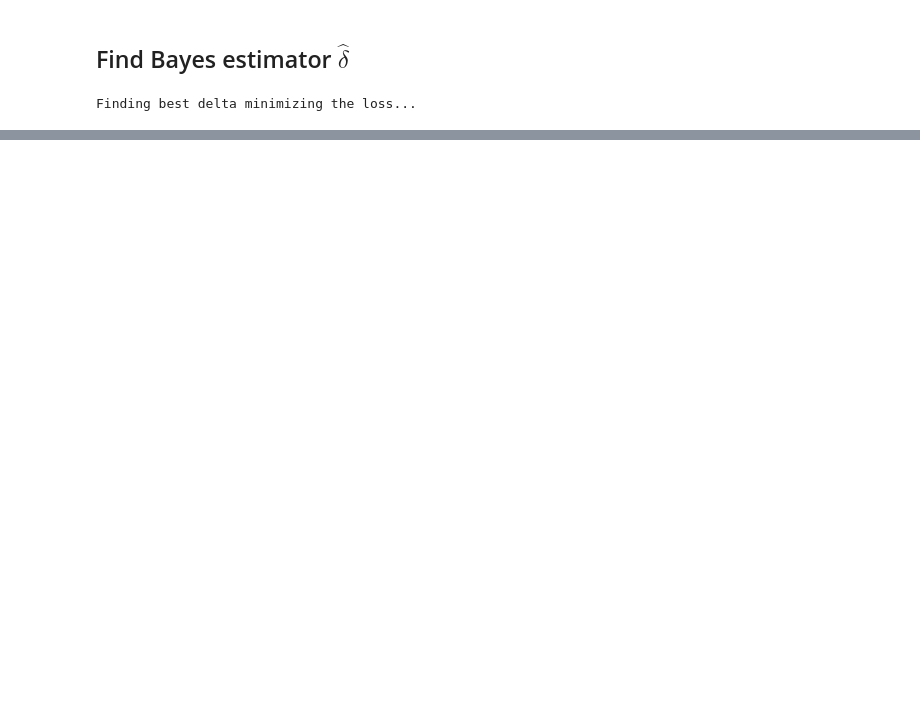
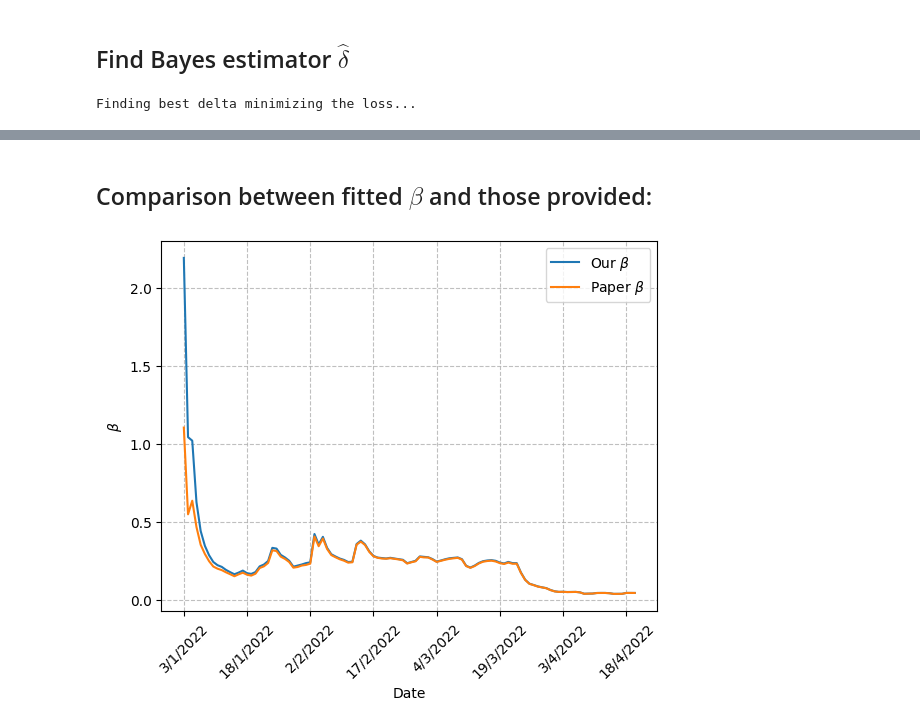
Before and after one commit to s1m0n32001/BayesianSIR, a Jupyter notebook: final.ipynb, the cells around one changed output, grey strips where cells are left out. Saved outputs shown, nothing was run; the diff lists cells and outputs as text; code cells hidden in the pictures; blank space fills up the shorter version.

```diff
--- a/final.ipynb
+++ b/final.ipynb
@@ -78 +90,10 @@ SIR_model_real = Bayesian_SIR([None]*3, [], [])
+# %%
+SIR_model_real = Bayesian_SIR([None]*3, [], [])
+data = pd.read_csv('Singapore_new.csv')
+
+# Smooth variables:
+data["New_Recovered"] = smooth(x=data["New_Recovered"], kind="3RS3R", twiceit=False, endrule="Tukey")
+data["New_Infectious"] = smooth(x=data["New_Infectious"], kind="3RS3R", twiceit=False, endrule="Tukey")
+
+data.to_csv('Singapore_new_smoothed.csv')
 # %%
@@ -82,7 +109,25 @@ SIR_model_real.run(p, n_steps, burnin, thin, data_file='Singapore_new.csv')
 Updating beta, gamma and delta parameters...
 # %%
-deltas_samples = SIR_model_real.deltas_samples
-bs_samples = SIR_model_real.bs_samples
-rs_samples = SIR_model_real.rs_samples
-betas_samples = SIR_model_real.betas_samples
-gammas_samples = SIR_model_real.gammas_samples
+deltas_samples_real = SIR_model_real.deltas_samples
+bs_samples_real = SIR_model_real.bs_samples
+rs_samples_real = SIR_model_real.rs_samples
+betas_samples_real = SIR_model_real.betas_samples
+gammas_samples_real = SIR_model_real.gammas_samples
+# %% [markdown]
+## Comparison between fitted $\beta$ and those provided:
+# %%
+betas_samples_real_mean = np.mean(betas_samples_real, axis=1)
+with open('Beta_all.csv', 'r') as f:
+    reader = csv.reader(f)
+    their_beta = list(reader)
+their_beta = np.array(their_beta[1:], dtype=np.double).mean(axis=0)
+plt.plot(betas_samples_real_mean, label=r'Our $\beta$')
+plt.plot(their_beta, label=r'Paper $\beta$')
+plt.xlabel('Date')
+plt.xticks(range(0, 109, 15), np.array(data.Date[::15]), rotation=45)
+plt.ylabel(r'$\beta$')
+plt.grid(ls='--', alpha=0.8)
+plt.legend()
+plt.show()
+# %% [output]
+[figure, added]
```
Also changed, not shown: parts of 20 cells of this notebook, 1 other file.
